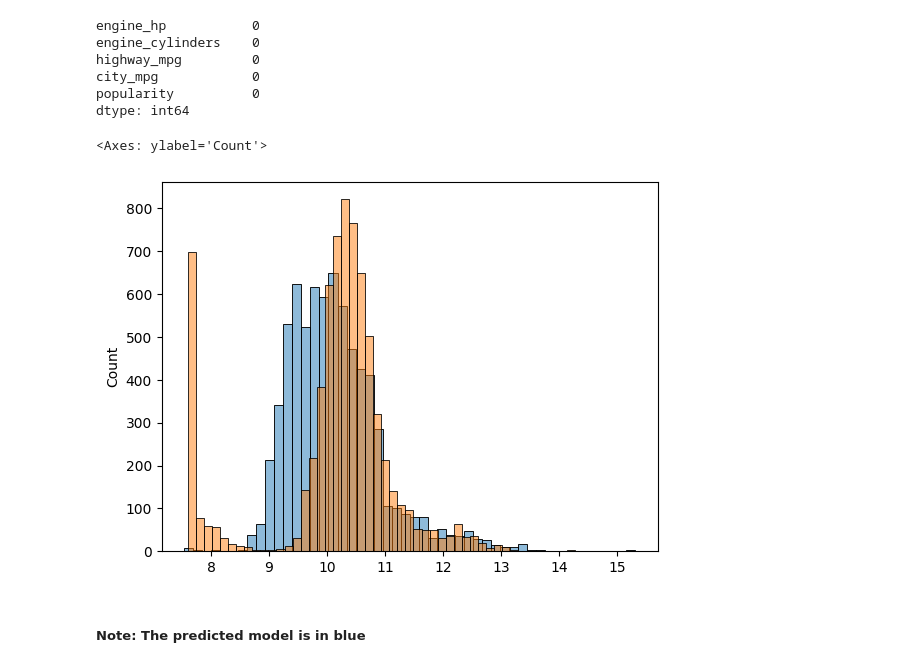
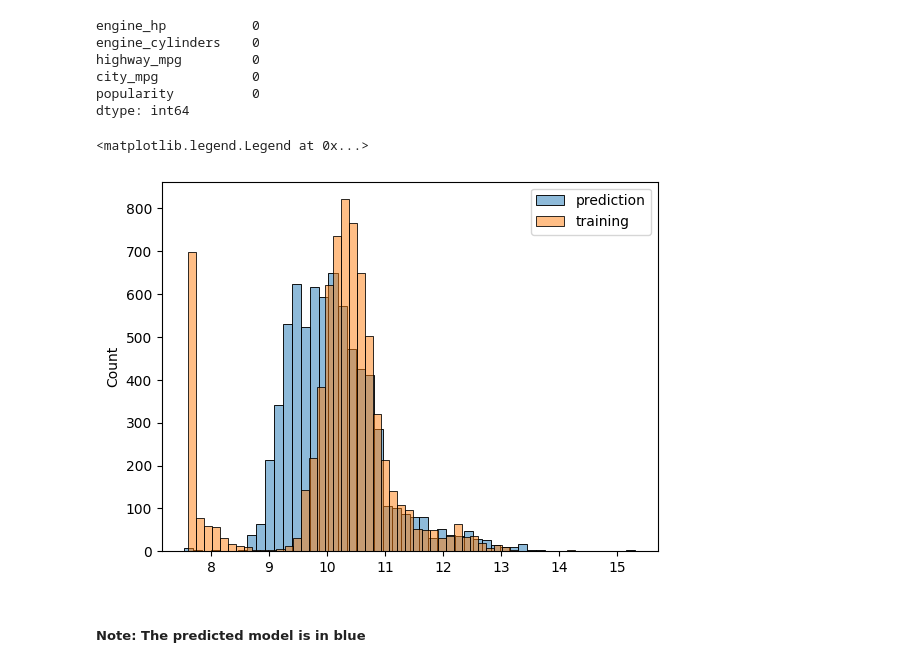
Before and after one commit to bankymondial/Machine-learning-zoomcamp-workspace, a Jupyter notebook: Machine Learning for Regression/Machine Learning for Regression.ipynb, the cells around one changed output. Drawn from its saved outputs; the diff is of its cells as text; code cells hidden in the pictures.

```diff
--- a/Machine Learning for Regression/Machine Learning for Regression.ipynb
+++ b/Machine Learning for Regression/Machine Learning for Regression.ipynb
@@ -514,11 +514,12 @@ w0, w = train_linear_regression(X_train, y_train)
 # %%
 y_pred = w0 + X_train.dot(w)
 # %%
-sns.histplot(y_pred, alpha=0.5, bins = 50)
-sns.histplot(y_train, alpha=0.5, bins = 50)
+sns.histplot(y_pred, label="prediction", alpha=0.5, bins = 50)
+sns.histplot(y_train, label="training", alpha=0.5, bins = 50)
+plt.legend()
 # %% [output]
-<Axes: ylabel='Count'>
+<matplotlib.legend.Legend at 0x...>
-[figure, old version]
+[figure, new version]
 # %% [markdown]
 ##### Note: The predicted model is in blue
 # %% [markdown]
```
Also changed, not shown: parts of 2 cells of this notebook, 1 other file.
